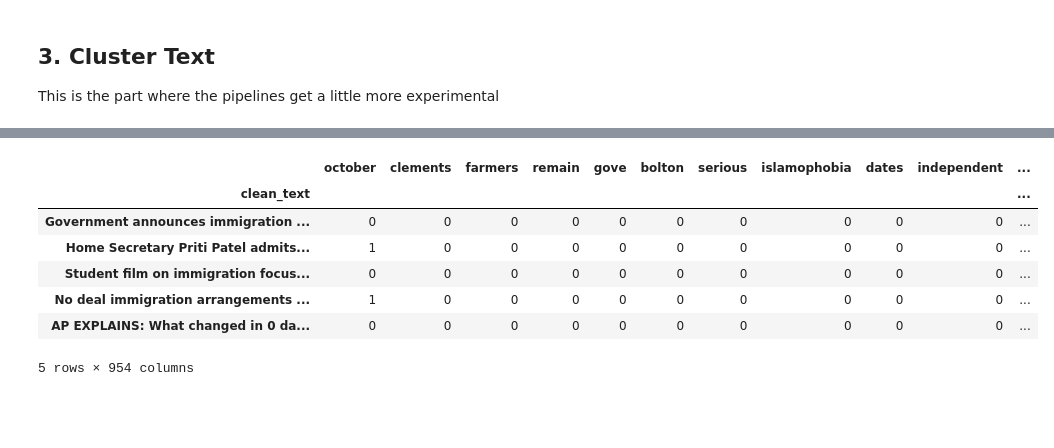
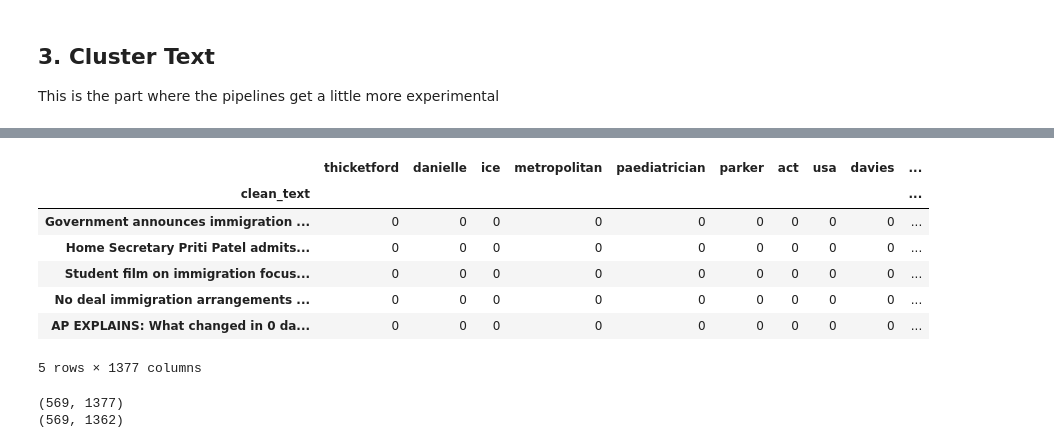
Before and after one commit to MartinChrisWood/news_crow, a Jupyter notebook: 01_topic_pipeline.ipynb, the cells around one changed output, grey strips where cells are left out. Cells and saved outputs as stored; diff of their text form; code cells hidden in the pictures; blank space fills up the shorter version.

```diff
--- a/01_topic_pipeline.ipynb
+++ b/01_topic_pipeline.ipynb
@@ -144,13 +176,14 @@ pd.unique(clusterer.labels_)
 # %%
 test = reps.NounAdjacencyModel(corpus['clean_text'], corpus['clean_text'])
 # %%
-nouns_df = test.table
+nouns_df = test.table.copy()
+nouns_df.head()
 # %% [output]
-|  | october | clements | farmers | remain | gove | bolton | serious | islamophobia | dates | independent | ... |
-| clean_text |  |  |  |  |  |  |  |  |  |  | ... |
-| Government announces immigration ... | 0 | 0 | 0 | 0 | 0 | 0 | 0 | 0 | 0 | 0 | ... |
-| Home Secretary Priti Patel admits... | 1 | 0 | 0 | 0 | 0 | 0 | 0 | 0 | 0 | 0 | ... |
-| Student film on immigration focus... | 0 | 0 | 0 | 0 | 0 | 0 | 0 | 0 | 0 | 0 | ... |
-| No deal immigration arrangements ... | 1 | 0 | 0 | 0 | 0 | 0 | 0 | 0 | 0 | 0 | ... |
-| AP EXPLAINS: What changed in 0 da... | 0 | 0 | 0 | 0 | 0 | 0 | 0 | 0 | 0 | 0 | ... |
+|  | thicketford | danielle | ice | metropolitan | paediatrician | parker | act | usa | davies | ... |
+| clean_text |  |  |  |  |  |  |  |  |  | ... |
+| Government announces immigration ... | 0 | 0 | 0 | 0 | 0 | 0 | 0 | 0 | 0 | ... |
+| Home Secretary Priti Patel admits... | 0 | 0 | 0 | 0 | 0 | 0 | 0 | 0 | 0 | ... |
+| Student film on immigration focus... | 0 | 0 | 0 | 0 | 0 | 0 | 0 | 0 | 0 | ... |
+| No deal immigration arrangements ... | 0 | 0 | 0 | 0 | 0 | 0 | 0 | 0 | 0 | ... |
+| AP EXPLAINS: What changed in 0 da... | 0 | 0 | 0 | 0 | 0 | 0 | 0 | 0 | 0 | ... |
-5 rows × 954 columns
+5 rows × 1377 columns
@@ -162,0 +190,16 @@ import networkx as nx
+# %%
+print(nouns_df.shape)
+for each in search_terms:
+    try:
+        nouns_df = nouns_df.drop(each, axis="columns")
+    except:
+        pass
+
+print(nouns_df.shape)
+
+embeddings = np.asarray(nouns_df)
+adjacency = np.dot(embeddings, embeddings.T)
+print(np.max(adjacency))
+# %% [output]
+(569, 1377)
+(569, 1362)
```
Also changed, not shown: parts of 15 cells of this notebook, 1 other file.
